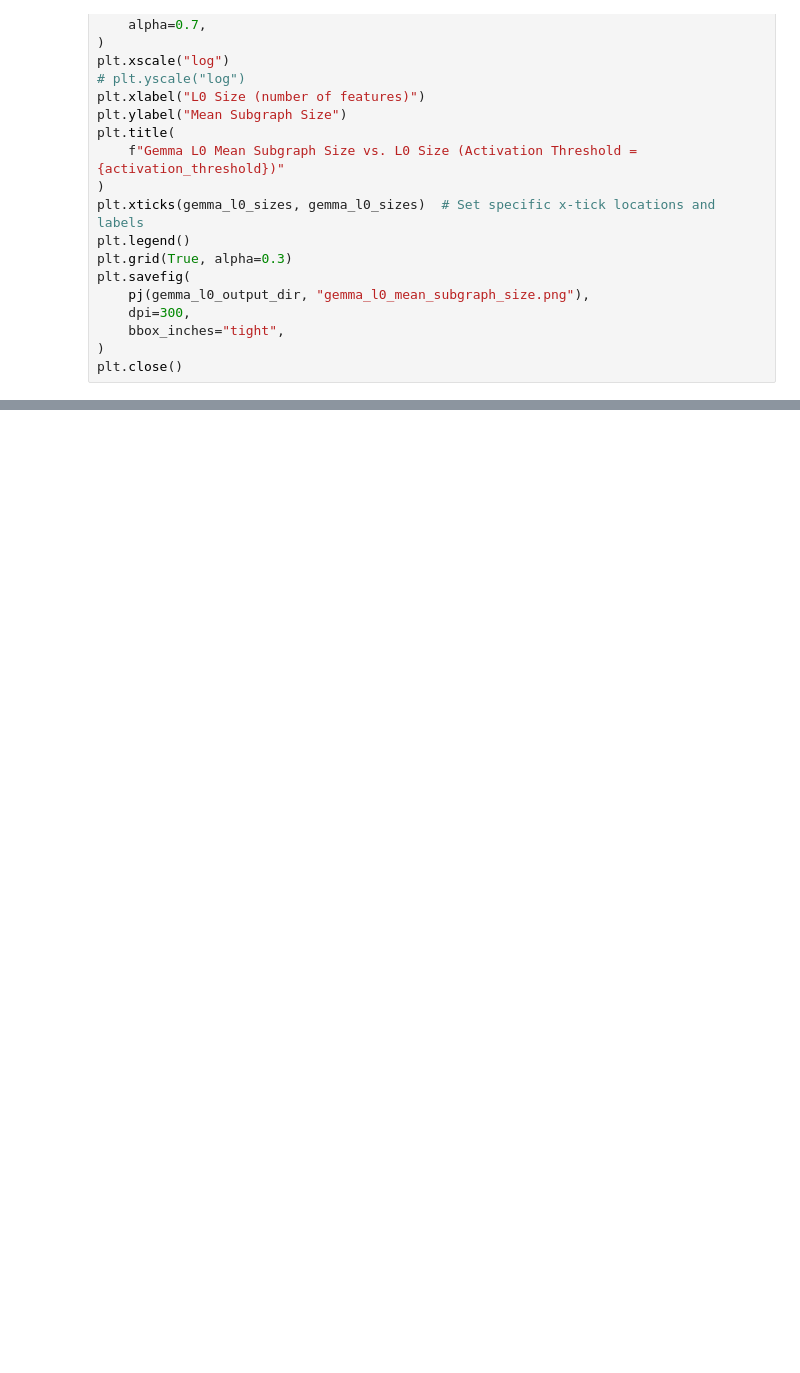
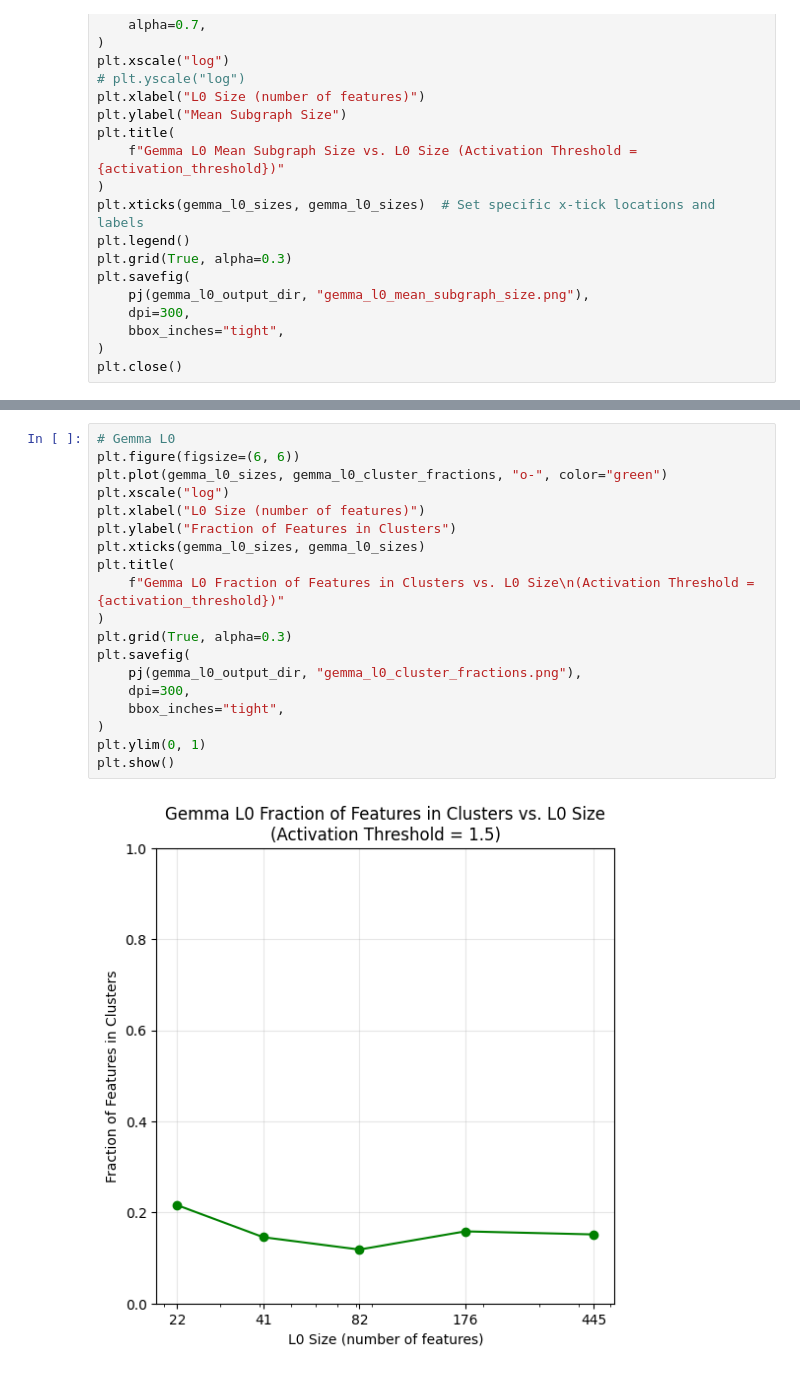
Before and after one commit to MClarke1991/sae_cooccurrence, a Jupyter notebook: src/size_effects/subgraph_size_vs_width.ipynb, the cells around one changed output, grey strips where cells are left out. Saved outputs shown, nothing was run; the diff lists cells and outputs as text; blank space fills up the shorter version.

```diff
--- a/src/size_effects/subgraph_size_vs_width.ipynb
+++ b/src/size_effects/subgraph_size_vs_width.ipynb
@@ -307,0 +372,21 @@ plt.close()
+# %%
+# Gemma L0
+plt.figure(figsize=(6, 6))
+plt.plot(gemma_l0_sizes, gemma_l0_cluster_fractions, "o-", color="green")
+plt.xscale("log")
+plt.xlabel("L0 Size (number of features)")
+plt.ylabel("Fraction of Features in Clusters")
+plt.xticks(gemma_l0_sizes, gemma_l0_sizes)
+plt.title(
+    f"Gemma L0 Fraction of Features in Clusters vs. L0 Size\n(Activation Threshold = {activation_threshold})"
+)
+plt.grid(True, alpha=0.3)
+plt.savefig(
+    pj(gemma_l0_output_dir, "gemma_l0_cluster_fractions.png"),
+    dpi=300,
+    bbox_inches="tight",
+)
+plt.ylim(0, 1)
+plt.show()
+# %% [output]
+[figure, added]
```
Also changed, not shown: parts of 3 cells of this notebook.
